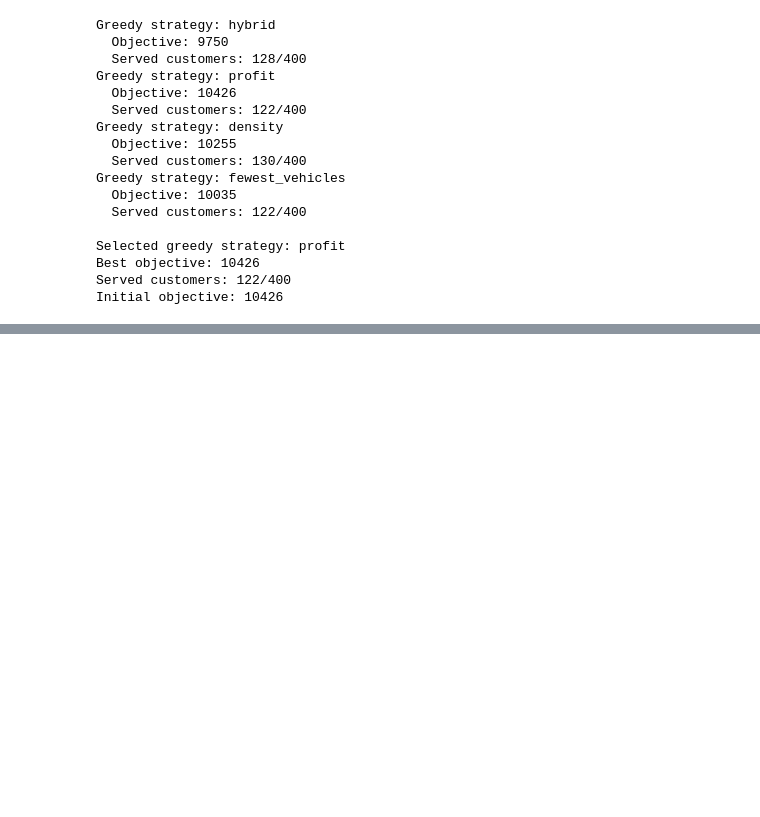
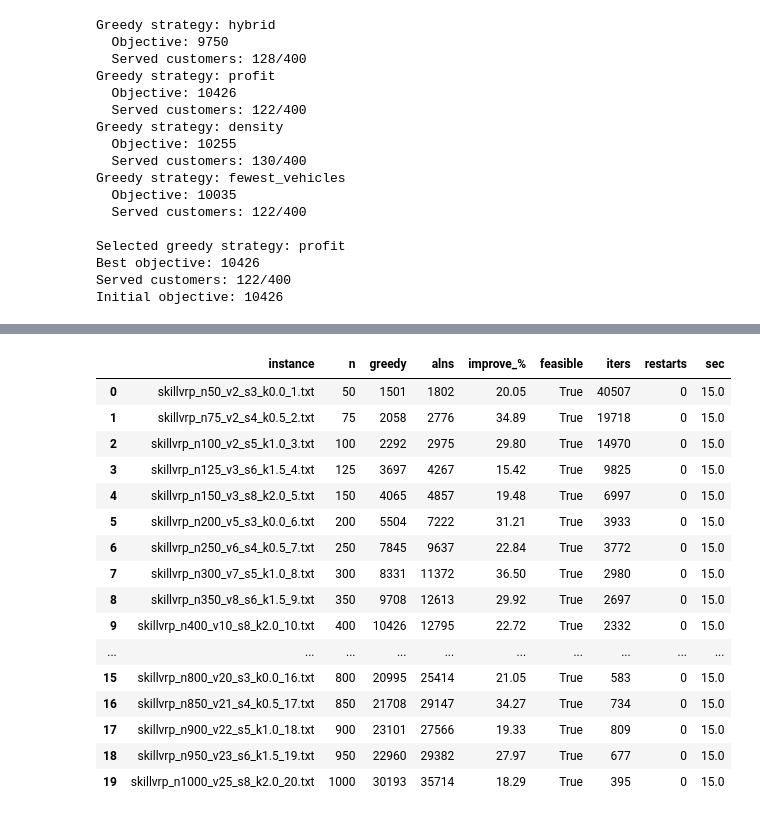
Before and after one commit to JonnyTtest/MH_ALNS_SVRP, a Jupyter notebook: test_run.ipynb, the cells around one changed output, grey strips where cells are left out. Cells and saved outputs as stored; diff of their text form; code cells hidden in the pictures; blank space fills up the shorter version.

```diff
--- a/test_run.ipynb
+++ b/test_run.ipynb
@@ -175,0 +328,79 @@ Checker return code: 0
+# %%
+# --- Benchmark: run_alns ueber alle Instanzen ----------------------------
+import re
+import time
+import pandas as pd
+from pathlib import Path
+
+DATASET_DIR = Path("dataset")
+RUNTIME_PER_INSTANCE = 15.0   # Sekunden pro Instanz -- an Zeitbudget anpassen
+
+
+def _n_customers(path: Path) -> int:
+    m = re.search(r"_n(\d+)_", path.name)
+    return int(m.group(1)) if m else 0
+
+
+# Nach Kundenzahl sortiert (klein -> gross), damit instances[-1] die groesste ist.
+instances = sorted(DATASET_DIR.glob("skillvrp_*.txt"), key=_n_customers)
+
+# Gemeinsame SA/Penalty/Param-Konfiguration fuer den Benchmark.
+bench_sa = SAParams(
+    initial_temperature=100.0, min_temperature=0.001,
+    cooling_rate=0.9995, reheat_factor=0.75,
+)
+bench_penalties = PenaltyParams(
+    time_window_penalty=20.0, shift_penalty=20.0, skill_penalty=10000.0,
+)
+bench_params = ALNSParams(
+    random_seed=1, segment_length=100, no_accept_limit=500,
+    reaction_factor=0.20, min_operator_weight=0.05,
+    score_global_best=25.0, score_better_current=10.0,
+    score_accepted=3.0, score_rejected=0.0,
+    time_cost_alpha=0.5, time_scale_seconds=0.01,
+    verbose=False, polish_interval_seconds=0.0,
+)
+
+rows = []
+for path in instances:
+    inst_b = read_instance(str(path))
+    start_b = greedy_initial_solution(inst_b, strategy="multi_start", verbose=False)
+    destroy_b, repair_b = make_operators(inst_b)   # frisches Set pro Instanz
+
+    t0 = time.perf_counter()
+    res = run_alns(
+        runtime=RUNTIME_PER_INSTANCE,
+        inst=inst_b,
+        start_solution=start_b,
+        sa=bench_sa,
+        params=bench_params,
+        penalties=bench_penalties,
+        destroy_operators=destroy_b,
+        repair_operators=repair_b,
+    )
+    elapsed = time.perf_counter() - t0
+
+    greedy_profit = start_b.objective
+    alns_profit = res.best_evaluation.profit
+    improvement = (alns_profit - greedy_profit) / greedy_profit * 100 if greedy_profit else 0.0
+
+    rows.append({
+        "instance": path.name,
+        "n": inst_b.num_customers,
+        "greedy": greedy_profit,
+        "alns": alns_profit,
+        "improve_%": improvement,
+        "feasible": res.best_evaluation.feasible,
+        "iters": res.iterations,
+        "restarts": res.restarts,
+        "sec": elapsed,
+    })
+
+    print(f"{path.name:42s} greedy {greedy_profit:>7} -> alns {alns_profit:>7}  "
+          f"(+{improvement:5.1f}%, {res.iterations} it, {res.restarts} rs)")
+
+bench_df = pd.DataFrame(rows)
+print(f"\nDurchschnittliche Verbesserung: {bench_df['improve_%'].mean():.1f}%  |  "
+      f"alle feasible: {bench_df['feasible'].all()}")
+bench_df.round(2)
+# %% [output]
@@ -175,0 +424,17 @@ Checker return code: 0
+|  | instance | n | greedy | alns | improve_% | feasible | iters | restarts | sec |
+| 0 | skillvrp_n50_v2_s3_k0.0_1.txt | 50 | 1501 | 1802 | 20.05 | True | 40507 | 0 | 15.0 |
+| 1 | skillvrp_n75_v2_s4_k0.5_2.txt | 75 | 2058 | 2776 | 34.89 | True | 19718 | 0 | 15.0 |
+| 2 | skillvrp_n100_v2_s5_k1.0_3.txt | 100 | 2292 | 2975 | 29.80 | True | 14970 | 0 | 15.0 |
+| 3 | skillvrp_n125_v3_s6_k1.5_4.txt | 125 | 3697 | 4267 | 15.42 | True | 9825 | 0 | 15.0 |
+| 4 | skillvrp_n150_v3_s8_k2.0_5.txt | 150 | 4065 | 4857 | 19.48 | True | 6997 | 0 | 15.0 |
+| 5 | skillvrp_n200_v5_s3_k0.0_6.txt | 200 | 5504 | 7222 | 31.21 | True | 3933 | 0 | 15.0 |
+| 6 | skillvrp_n250_v6_s4_k0.5_7.txt | 250 | 7845 | 9637 | 22.84 | True | 3772 | 0 | 15.0 |
+| 7 | skillvrp_n300_v7_s5_k1.0_8.txt | 300 | 8331 | 11372 | 36.50 | True | 2980 | 0 | 15.0 |
+| 8 | skillvrp_n350_v8_s6_k1.5_9.txt | 350 | 9708 | 12613 | 29.92 | True | 2697 | 0 | 15.0 |
+| 9 | skillvrp_n400_v10_s8_k2.0_10.txt | 400 | 10426 | 12795 | 22.72 | True | 2332 | 0 | 15.0 |
+| ... | ... | ... | ... | ... | ... | ... | ... | ... | ... |
+| 15 | skillvrp_n800_v20_s3_k0.0_16.txt | 800 | 20995 | 25414 | 21.05 | True | 583 | 0 | 15.0 |
+| 16 | skillvrp_n850_v21_s4_k0.5_17.txt | 850 | 21708 | 29147 | 34.27 | True | 734 | 0 | 15.0 |
+| 17 | skillvrp_n900_v22_s5_k1.0_18.txt | 900 | 23101 | 27566 | 19.33 | True | 809 | 0 | 15.0 |
+| 18 | skillvrp_n950_v23_s6_k1.5_19.txt | 950 | 22960 | 29382 | 27.97 | True | 677 | 0 | 15.0 |
+| 19 | skillvrp_n1000_v25_s8_k2.0_20.txt | 1000 | 30193 | 35714 | 18.29 | True | 395 | 0 | 15.0 |
```
Also changed, not shown: parts of 8 cells of this notebook.
